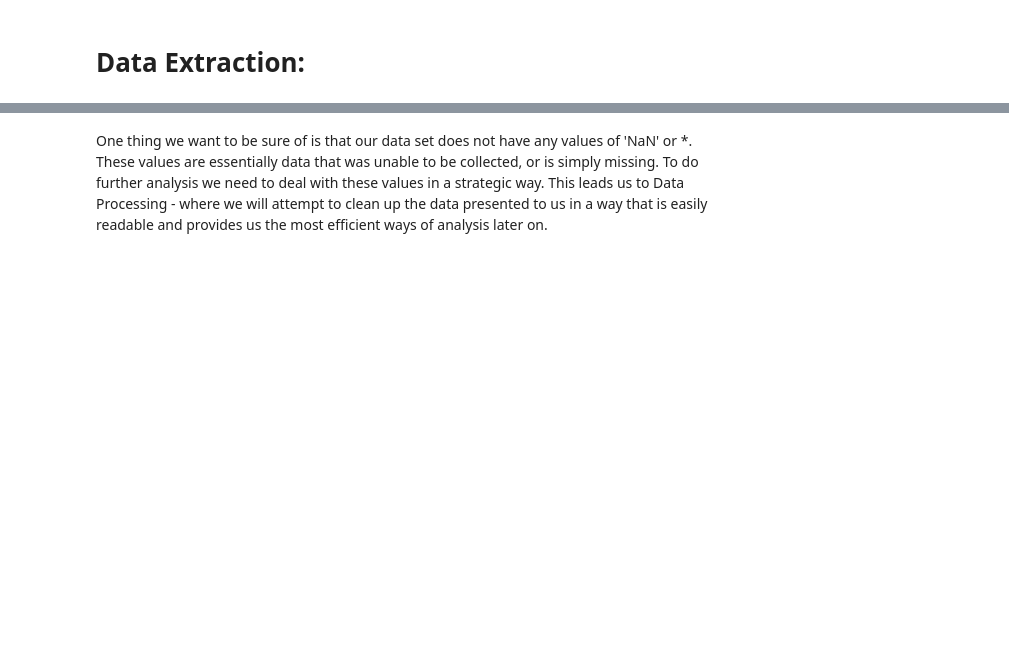
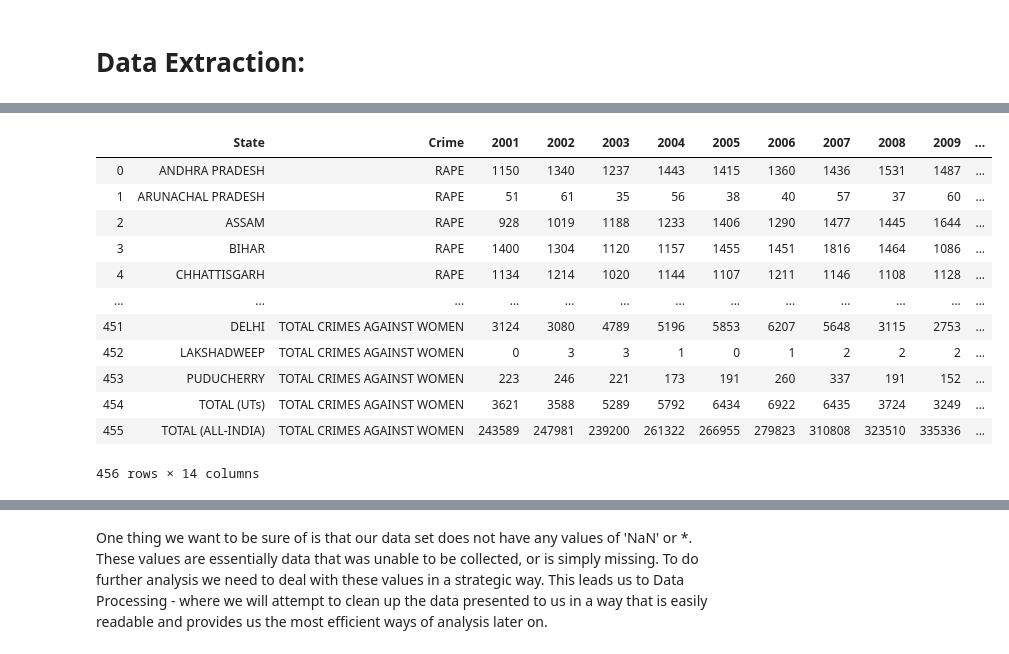
Before and after one commit to nallani21/nallani21.github.io, a Jupyter notebook: FinalProject.ipynb, the cells around one changed output, grey strips where cells are left out. Cells and saved outputs as stored; diff of their text form; code cells hidden in the pictures; blank space fills up the shorter version.

```diff
--- a/FinalProject.ipynb
+++ b/FinalProject.ipynb
@@ -64,0 +86,19 @@ For the sake of our analysis we will be transforming the names of the attributes
+# %%
+#load raw data
+data = pd.read_csv("pacCAW.csv")
+data = data.rename(columns = {data.columns[0]:'State', data.columns[1]:'Crime'})
+data
+# %% [output]
+|  | State | Crime | 2001 | 2002 | 2003 | 2004 | 2005 | 2006 | 2007 | 2008 | 2009 | ... |
+| 0 | ANDHRA PRADESH | RAPE | 1150 | 1340 | 1237 | 1443 | 1415 | 1360 | 1436 | 1531 | 1487 | ... |
+| 1 | ARUNACHAL PRADESH | RAPE | 51 | 61 | 35 | 56 | 38 | 40 | 57 | 37 | 60 | ... |
+| 2 | ASSAM | RAPE | 928 | 1019 | 1188 | 1233 | 1406 | 1290 | 1477 | 1445 | 1644 | ... |
+| 3 | BIHAR | RAPE | 1400 | 1304 | 1120 | 1157 | 1455 | 1451 | 1816 | 1464 | 1086 | ... |
+| 4 | CHHATTISGARH | RAPE | 1134 | 1214 | 1020 | 1144 | 1107 | 1211 | 1146 | 1108 | 1128 | ... |
+| ... | ... | ... | ... | ... | ... | ... | ... | ... | ... | ... | ... | ... |
+| 451 | DELHI | TOTAL CRIMES AGAINST WOMEN | 3124 | 3080 | 4789 | 5196 | 5853 | 6207 | 5648 | 3115 | 2753 | ... |
+| 452 | LAKSHADWEEP | TOTAL CRIMES AGAINST WOMEN | 0 | 3 | 3 | 1 | 0 | 1 | 2 | 2 | 2 | ... |
+| 453 | PUDUCHERRY | TOTAL CRIMES AGAINST WOMEN | 223 | 246 | 221 | 173 | 191 | 260 | 337 | 191 | 152 | ... |
+| 454 | TOTAL (UTs) | TOTAL CRIMES AGAINST WOMEN | 3621 | 3588 | 5289 | 5792 | 6434 | 6922 | 6435 | 3724 | 3249 | ... |
+| 455 | TOTAL (ALL-INDIA) | TOTAL CRIMES AGAINST WOMEN | 243589 | 247981 | 239200 | 261322 | 266955 | 279823 | 310808 | 323510 | 335336 | ... |
+456 rows × 14 columns
```
Also changed, not shown: parts of 27 cells of this notebook, 1 other file.
